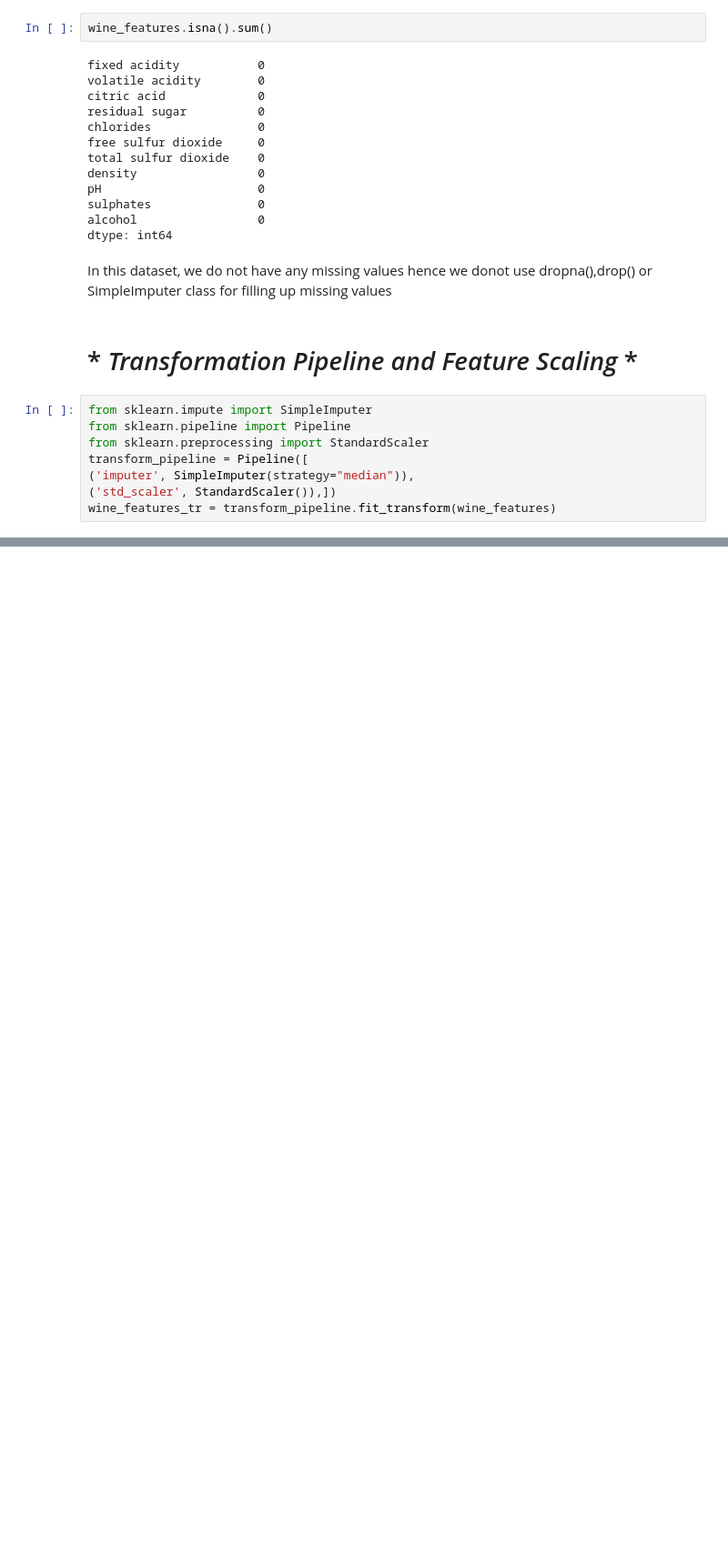
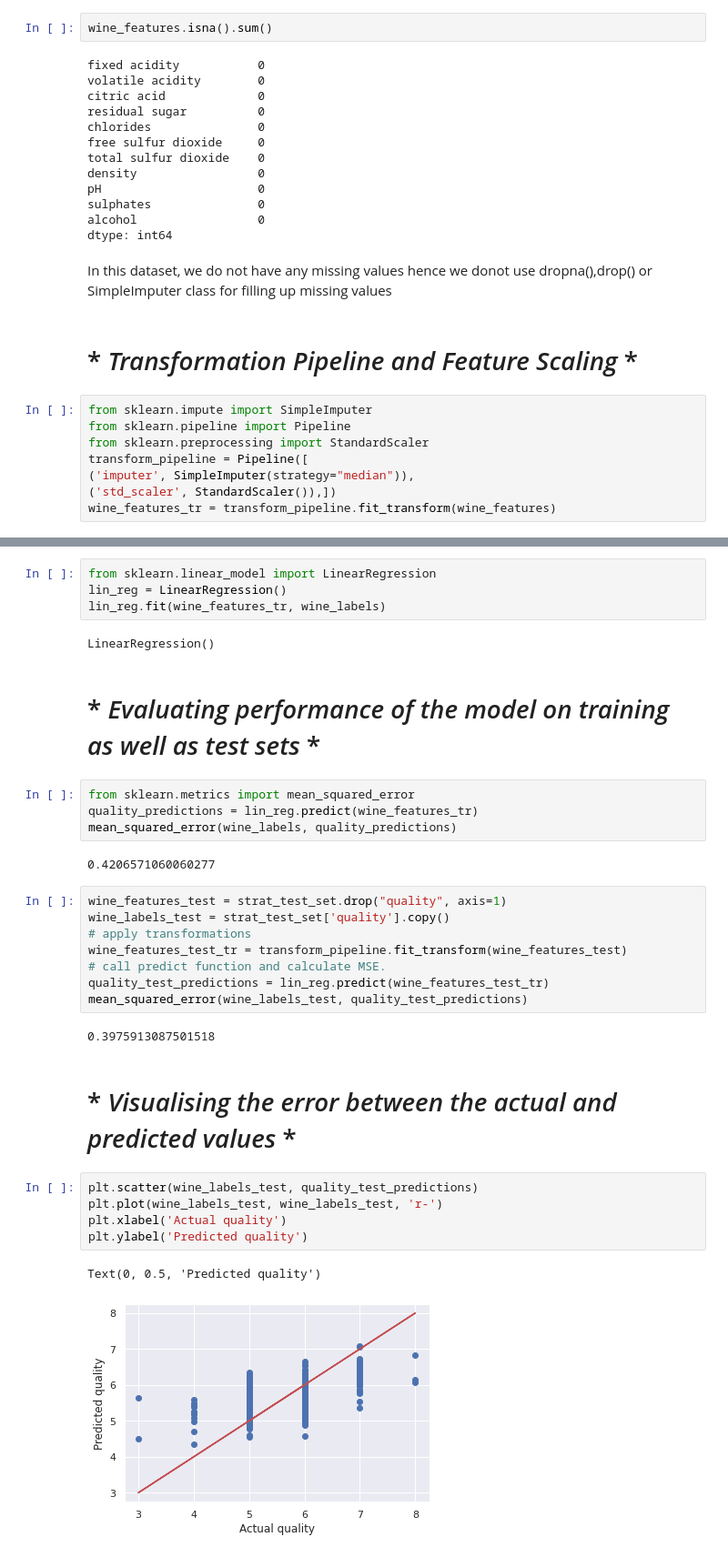
Before and after one commit to srijita1406/Machine-Learning-Projects, a Jupyter notebook: ML-project-red-wine-quality.ipynb, the cells around one changed output, grey strips where cells are left out. Shown at 91% size. Cells and saved outputs as stored; diff of their text form; blank space fills up the shorter version.

Commit message:
Kaggle Notebook |  ML_Project_Red Wine Quality | Version 8

```diff
--- a/ML-project-red-wine-quality.ipynb
+++ b/ML-project-red-wine-quality.ipynb
@@ -336,0 +339,34 @@ wine_features_tr = transform_pipeline.fit_transform(wine_features)
+# %%
+from sklearn.linear_model import LinearRegression
+lin_reg = LinearRegression()
+lin_reg.fit(wine_features_tr, wine_labels)
+# %% [output]
+LinearRegression()
+# %% [markdown]
+# * *Evaluating performance of the model on training as well as test sets* *
+# %%
+from sklearn.metrics import mean_squared_error
+quality_predictions = lin_reg.predict(wine_features_tr)
+mean_squared_error(wine_labels, quality_predictions)
+# %% [output]
+0.4206571060060277
+# %%
+wine_features_test = strat_test_set.drop("quality", axis=1)
+wine_labels_test = strat_test_set['quality'].copy()
+# apply transformations
+wine_features_test_tr = transform_pipeline.fit_transform(wine_features_test)
+# call predict function and calculate MSE.
+quality_test_predictions = lin_reg.predict(wine_features_test_tr)
+mean_squared_error(wine_labels_test, quality_test_predictions)
+# %% [output]
+0.3975913087501518
+# %% [markdown]
+# * *Visualising the error between the actual and predicted values* *
+# %%
+plt.scatter(wine_labels_test, quality_test_predictions)
+plt.plot(wine_labels_test, wine_labels_test, 'r-')
+plt.xlabel('Actual quality')
+plt.ylabel('Predicted quality')
+# %% [output]
+Text(0, 0.5, 'Predicted quality')
+[figure, added]
```
Also changed, not shown: parts of 16 cells of this notebook.
